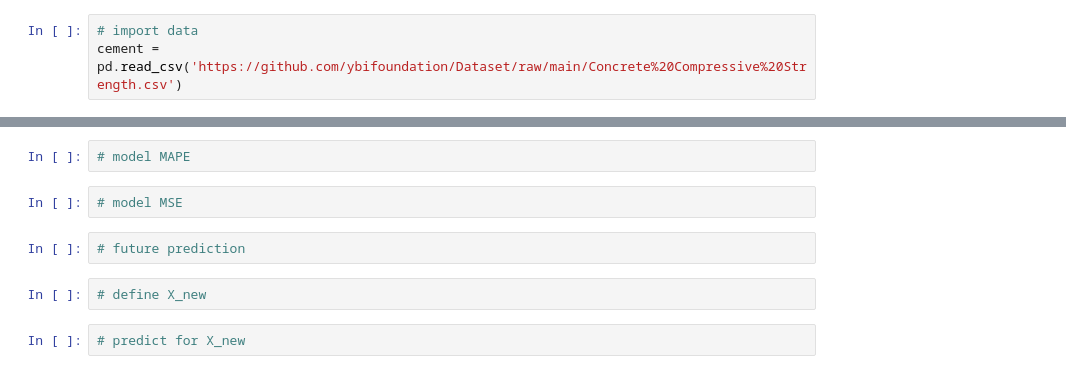
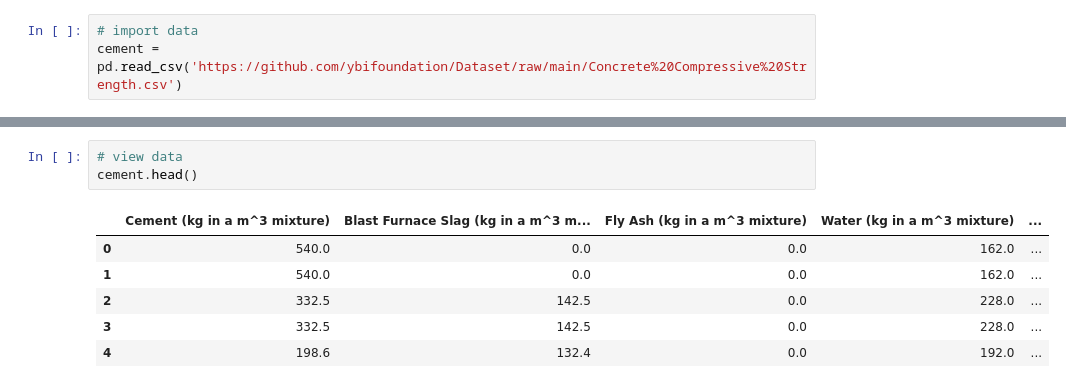
Before and after one commit to Anamika786/Anamika, a Jupyter notebook: Regression_Model_to_Predict_Cement_Compressive_Strength_Project_(2).ipynb, the cells around one changed output, grey strips where cells are left out. Drawn from its saved outputs; the diff is of its cells as text.

```diff
--- a/Regression_Model_to_Predict_Cement_Compressive_Strength_Project_(2).ipynb
+++ b/Regression_Model_to_Predict_Cement_Compressive_Strength_Project_(2).ipynb
@@ -45,10 +13,10 @@ cement = pd.read_csv('https://github.com/ybifoundation/Dataset/raw/main/Concrete
-# %%
-# model MAPE
-# %%
-# model MSE
-# %%
-# future prediction
-# %%
-# define X_new
-# %%
-# predict for X_new
+# %%
+# view data
+cement.head()
+# %% [output]
+|  | Cement (kg in a m^3 mixture) | Blast Furnace Slag (kg in a m^3 m... | Fly Ash (kg in a m^3 mixture) | Water (kg in a m^3 mixture) | ... |
+| 0 | 540.0 | 0.0 | 0.0 | 162.0 | ... |
+| 1 | 540.0 | 0.0 | 0.0 | 162.0 | ... |
+| 2 | 332.5 | 142.5 | 0.0 | 228.0 | ... |
+| 3 | 332.5 | 142.5 | 0.0 | 228.0 | ... |
+| 4 | 198.6 | 132.4 | 0.0 | 192.0 | ... |
```
Also changed, not shown: parts of 36 cells of this notebook.
